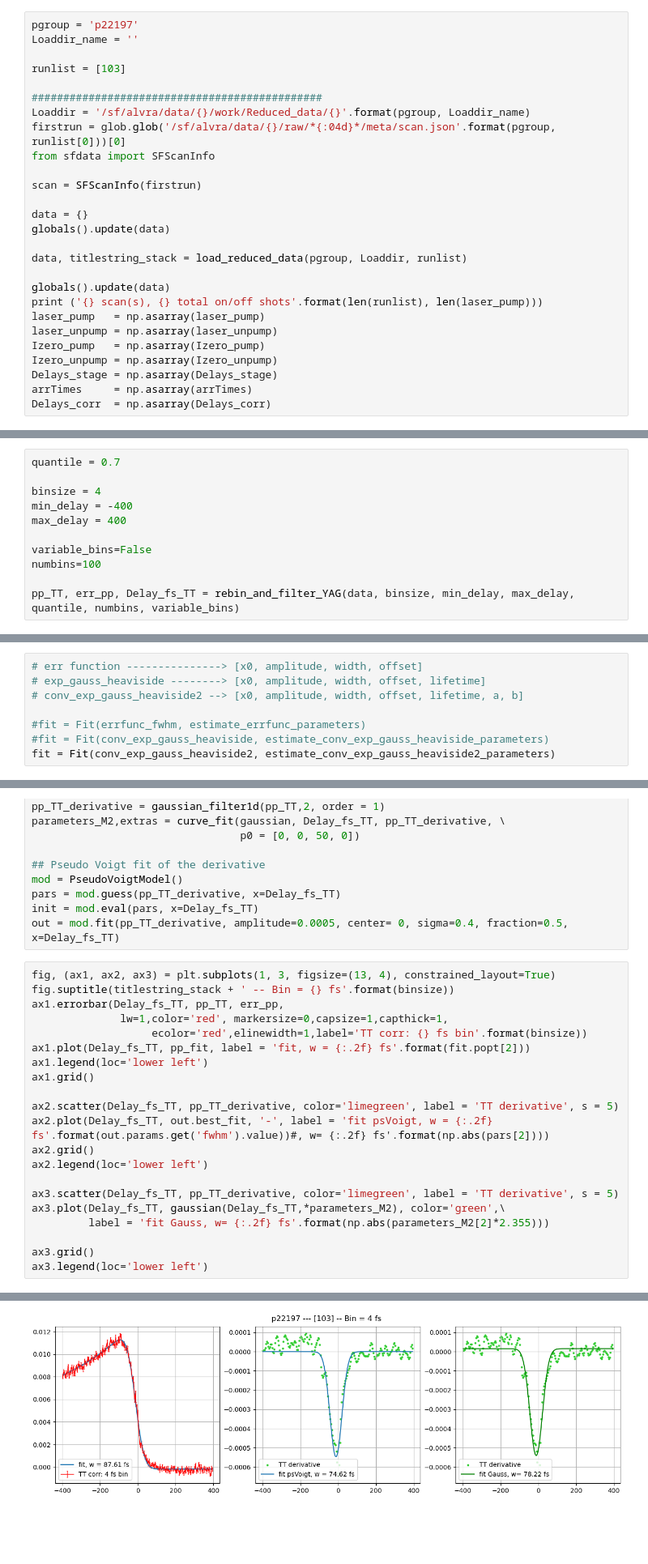
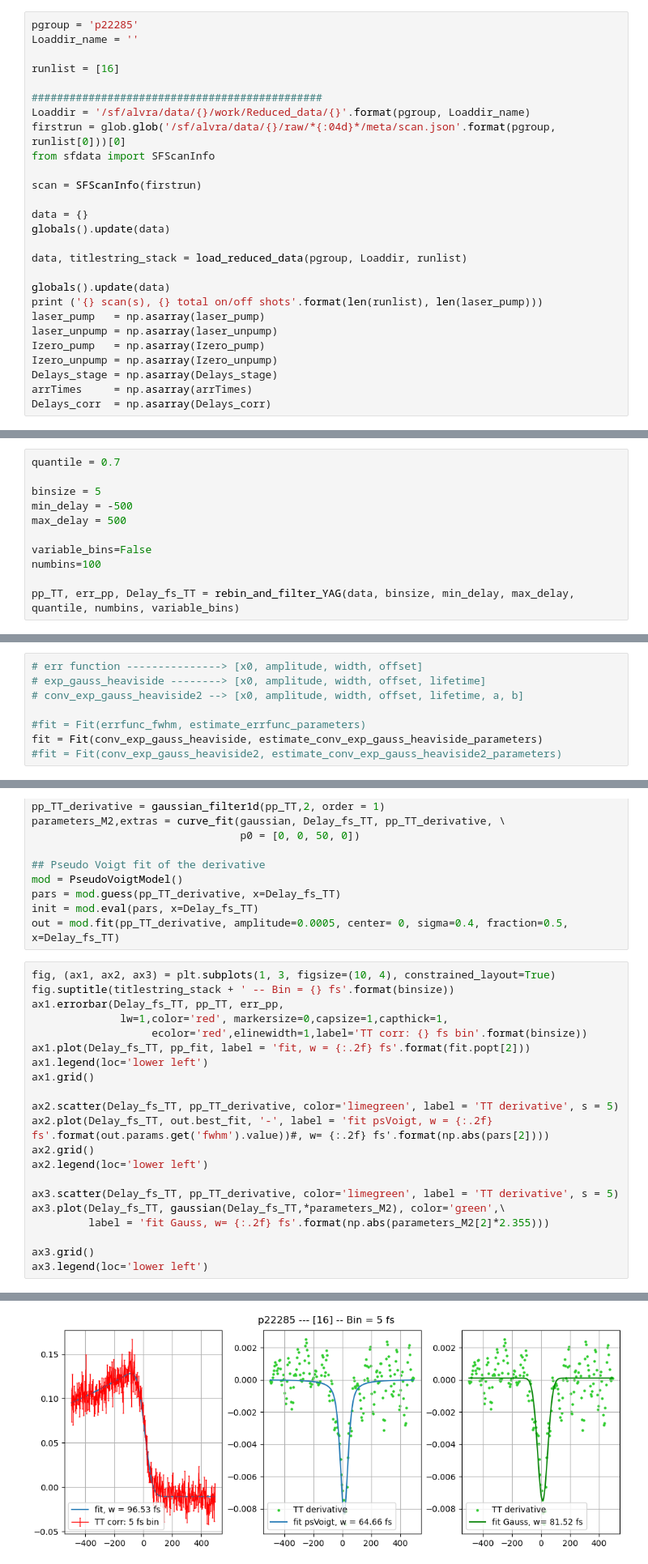
Before and after one commit to paulscherrerinstitute/alvra_beamline_scripts, a Jupyter notebook: YAG_scans_oneTT.ipynb, the cells around one changed output, grey strips where cells are left out. Shown at 81% size. Drawn from its saved outputs; the diff is of its cells as text; blank space fills up the shorter version.

```diff
--- a/YAG_scans_oneTT.ipynb
+++ b/YAG_scans_oneTT.ipynb
@@ -67,10 +311,10 @@ Loaded 12370 total on/off pairs
 # %% [markdown]
 # Load reduced runs
 # %%
-pgroup = 'p22197'
+pgroup = 'p22285'
 Loaddir_name = ''
 
-runlist = [103]
+runlist = [16]
 
 ##############################################
 Loaddir = '/sf/alvra/data/{}/work/Reduced_data/{}'.format(pgroup, Loaddir_name)
@@ -113,9 +357,9 @@ plt.show()
 # %%
 quantile = 0.7
 
-binsize = 4
-min_delay = -400
-max_delay = 400
+binsize = 5
+min_delay = -500
+max_delay = 500
 
 variable_bins=False
 numbins=100
@@ -129,8 +373,8 @@ pp_TT, err_pp, Delay_fs_TT = rebin_and_filter_YAG(data, binsize, min_delay, max_
 # conv_exp_gauss_heaviside2 --> [x0, amplitude, width, offset, lifetime, a, b]
 
 #fit = Fit(errfunc_fwhm, estimate_errfunc_parameters)
-#fit = Fit(conv_exp_gauss_heaviside, estimate_conv_exp_gauss_heaviside_parameters)
-fit = Fit(conv_exp_gauss_heaviside2, estimate_conv_exp_gauss_heaviside2_parameters)
+fit = Fit(conv_exp_gauss_heaviside, estimate_conv_exp_gauss_heaviside_parameters)
+#fit = Fit(conv_exp_gauss_heaviside2, estimate_conv_exp_gauss_heaviside2_parameters)
 # %%
 from lmfit.models import PseudoVoigtModel
 
@@ -158,29 +402,29 @@ pars = mod.guess(pp_TT_derivative, x=Delay_fs_TT)
 init = mod.eval(pars, x=Delay_fs_TT)
 out = mod.fit(pp_TT_derivative, amplitude=0.0005, center= 0, sigma=0.4, fraction=0.5, x=Delay_fs_TT)
 # %%
-fig, (ax1, ax2, ax3) = plt.subplots(1, 3, figsize=(13, 4), constrained_layout=True)
+fig, (ax1, ax2, ax3) = plt.subplots(1, 3, figsize=(10, 4), constrained_layout=True)
 fig.suptitle(titlestring_stack + ' -- Bin = {} fs'.format(binsize))
 ax1.errorbar(Delay_fs_TT, pp_TT, err_pp,
               lw=1,color='red', markersize=0,capsize=1,capthick=1,
                    ecolor='red',elinewidth=1,label='TT corr: {} fs bin'.format(binsize))
 ax1.plot(Delay_fs_TT, pp_fit, label = 'fit, w = {:.2f} fs'.format(fit.popt[2]))
 ax1.legend(loc='lower left')
 ax1.grid()
 
 ax2.scatter(Delay_fs_TT, pp_TT_derivative, color='limegreen', label = 'TT derivative', s = 5)
 ax2.plot(Delay_fs_TT, out.best_fit, '-', label = 'fit psVoigt, w = {:.2f} fs'.format(out.params.get('fwhm').value))#, w= {:.2f} fs'.format(np.abs(pars[2])))
 ax2.grid()
 ax2.legend(loc='lower left')
 
 ax3.scatter(Delay_fs_TT, pp_TT_derivative, color='limegreen', label = 'TT derivative', s = 5)
 ax3.plot(Delay_fs_TT, gaussian(Delay_fs_TT,*parameters_M2), color='green',\
          label = 'fit Gauss, w= {:.2f} fs'.format(np.abs(parameters_M2[2]*2.355)))
 
 ax3.grid()
 ax3.legend(loc='lower left')
 # %% [output]
 <matplotlib.legend.Legend at 0x...>
-[figure, old version]
+[figure, new version]
 # %%
 plt.figure()
 plt.plot(Delay_fs_TT, pp_TT_derivative)
```
Also changed, not shown: parts of 13 cells of this notebook, 4 other files.
